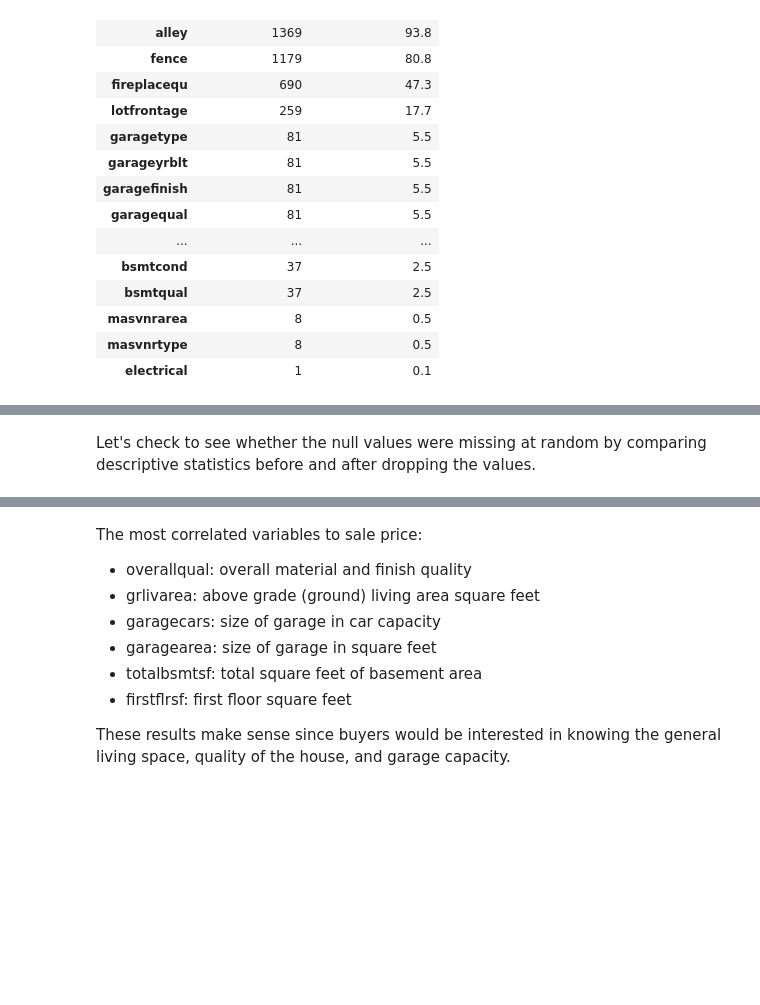
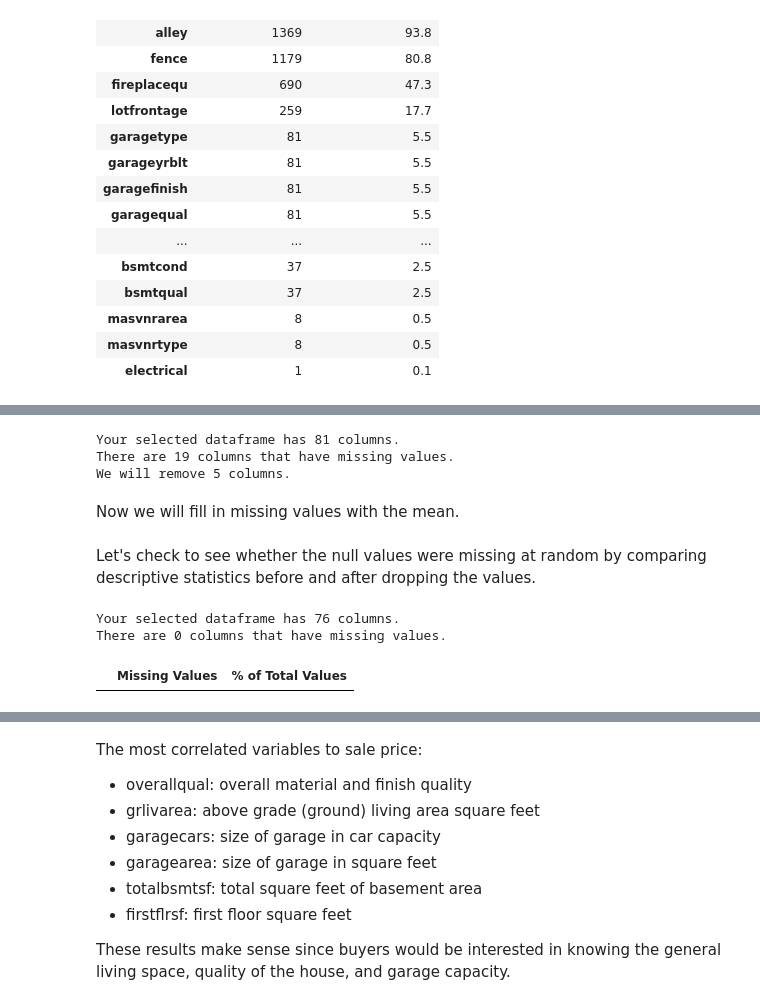
Before and after one commit to tsaw8/Thinkful_Project, a Jupyter notebook: Module 19: Supervised learning: solving regression problems/Simple linear regression with OLS (ordinary least squares).ipynb, the cells around one changed output, grey strips where cells are left out. Saved outputs shown, nothing was run; the diff lists cells and outputs as text; code cells hidden in the pictures; blank space fills up the shorter version.

Commit message:
Treated missing values

```diff
--- a/Module 19: Supervised learning: solving regression problems/Simple linear regression with OLS (ordinary least squares).ipynb
+++ b/Module 19: Supervised learning: solving regression problems/Simple linear regression with OLS (ordinary least squares).ipynb
@@ -200,12 +200,33 @@ The remaining variables share common characteristics and the number of missing v
-# %%
-# Drop missing data
-
-df = df.drop((missing_data[missing_data['Total'] >= 1]).index,1)
-
-# Check for missing data
-df.isnull().sum().max()
+# %%
+# Get the columns with >= 40% missing
+
+missing_df = missing_values_table(df)
+missing_columns = list(missing_df[missing_df['% of Total Values'] >= 40].index)
+print('We will remove %d columns.' % len(missing_columns))
+# %% [output]
+Your selected dataframe has 81 columns.
+There are 19 columns that have missing values.
+We will remove 5 columns.
+# %%
+# Drop the columns
+
+df = df.drop(columns = list(missing_columns))
+# %% [markdown]
+Now we will fill in missing values with the mean.
+# %%
+# Imputation by mode
+
+df = df.fillna(df.mode().iloc[0])
 # %% [markdown]
 Let's check to see whether the null values were missing at random by comparing descriptive statistics before and after dropping the values.
+# %%
+# Check to see remaining null values
+
+missing_values_table(df)
+# %% [output]
+Your selected dataframe has 76 columns.
+There are 0 columns that have missing values.
+|  | Missing Values | % of Total Values |
 # %%
 # Dataset before drop values
 
```
Also changed, not shown: parts of 6 cells of this notebook.
